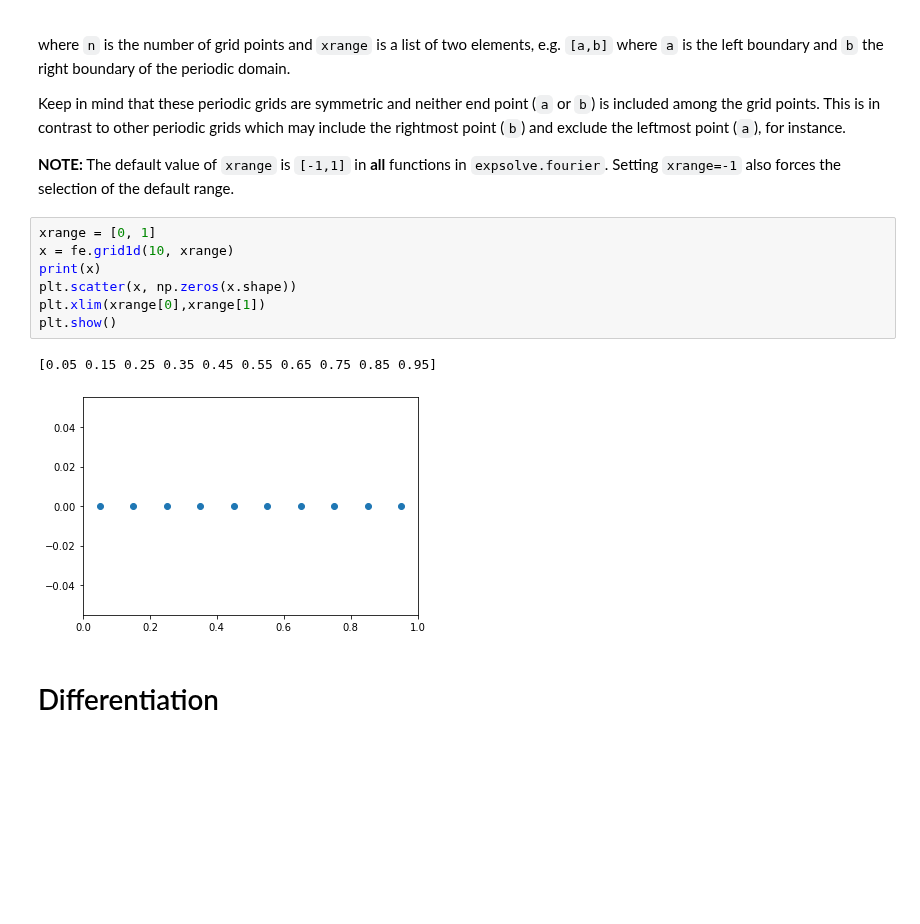
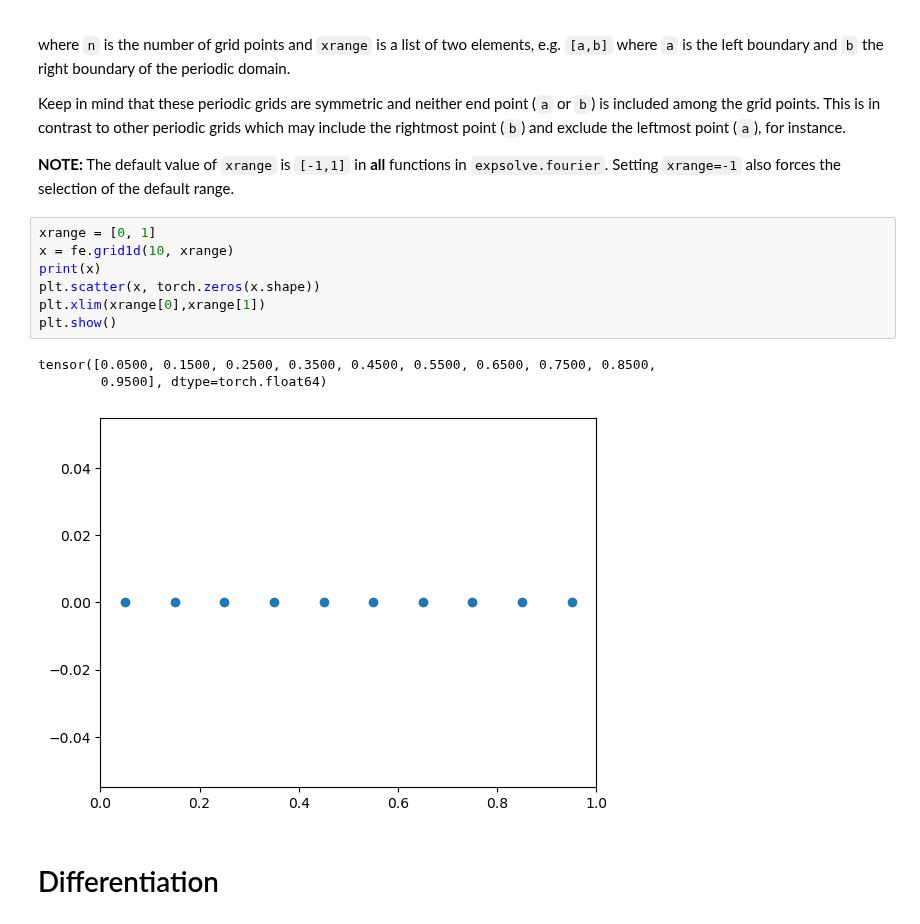
Before and after one commit to brownadder/expsolve, a Jupyter notebook: examples/fourier/tutorial1d.ipynb, the cells around one changed output. Drawn from its saved outputs; the diff is of its cells as text; blank space fills up the shorter version.

Commit message:
1D example torch compatible now

```diff
--- a/examples/fourier/tutorial1d.ipynb
+++ b/examples/fourier/tutorial1d.ipynb
@@ -42,13 +47,14 @@ Keep in mind that these periodic grids are symmetric and neither end point (`a`
 # %%
 xrange = [0, 1]
 x = fe.grid1d(10, xrange)
 print(x)
-plt.scatter(x, np.zeros(x.shape))
+plt.scatter(x, torch.zeros(x.shape))
 plt.xlim(xrange[0],xrange[1])
 plt.show()
 # %% [output]
-[0.05 0.15 0.25 0.35 0.45 0.55 0.65 0.75 0.85 0.95]
+tensor([0.0500, 0.1500, 0.2500, 0.3500, 0.4500, 0.5500, 0.6500, 0.7500, 0.8500,
+        0.9500], dtype=torch.float64)
-[figure, old version]
+[figure, new version]
 # %% [markdown]
 # Differentiation
 # %% [markdown]
```
Also changed, not shown: parts of 38 cells of this notebook, 5 other files.
